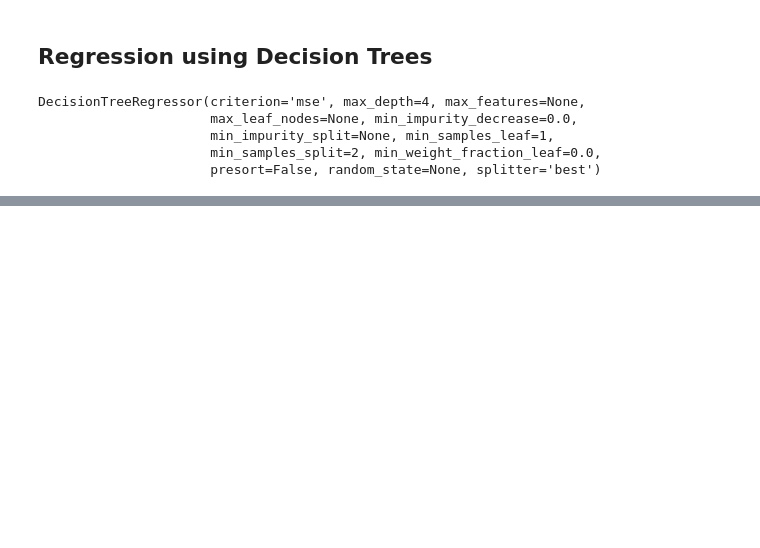
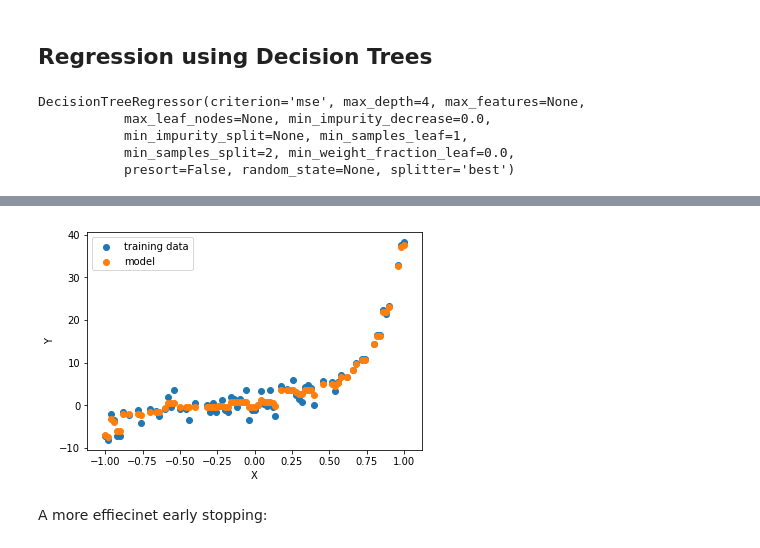
Before and after one commit to SagarDePrem/TF_essentials, a Jupyter notebook: Regression/Decision Tree Regression.ipynb, the cells around one changed output, grey strips where cells are left out. Drawn from its saved outputs; the diff is of its cells as text; code cells hidden in the pictures; blank space fills up the shorter version.

```diff
--- a/Regression/Decision Tree Regression.ipynb
+++ b/Regression/Decision Tree Regression.ipynb
@@ -42,0 +75,8 @@ export_graphviz(tree_reg, out_file="./poly_tree.dot", rounded=True, filled=True)
+# %%
+x_train, x_val, y_train, y_val = train_test_split(x_train, y_train)
+gbrt = GradientBoostingRegressor(max_depth=2, n_estimators=120)
+gbrt.fit(x_train.reshape(-1,1), y_train)
+errors = [mean_squared_error(y_val, y_pred) for y_pred in gbrt.staged_predict(x_val.reshape(-1,1))]
+bst_n_estimators = np.argmin(errors)
+gbrt_best = GradientBoostingRegressor(max_depth=2,n_estimators=bst_n_estimators)
+gbrt_best.fit(x_train.reshape(-1,1), y_train)
@@ -42,0 +92,13 @@ export_graphviz(tree_reg, out_file="./poly_tree.dot", rounded=True, filled=True)
+# %%
+y_pred = gbrt_best.predict(x_train.reshape(-1,1))
+plt.scatter(x_train,y_train,label="training data")
+plt.scatter(x_train,y_pred,label="model")
+
+plt.xlabel("X")
+plt.ylabel("Y")
+plt.legend()
+plt.show()
+# %% [output]
+[figure, added]
+# %% [markdown]
+A more effiecinet early stopping:
```
Also changed, not shown: parts of 12 cells of this notebook, 3 other files.
